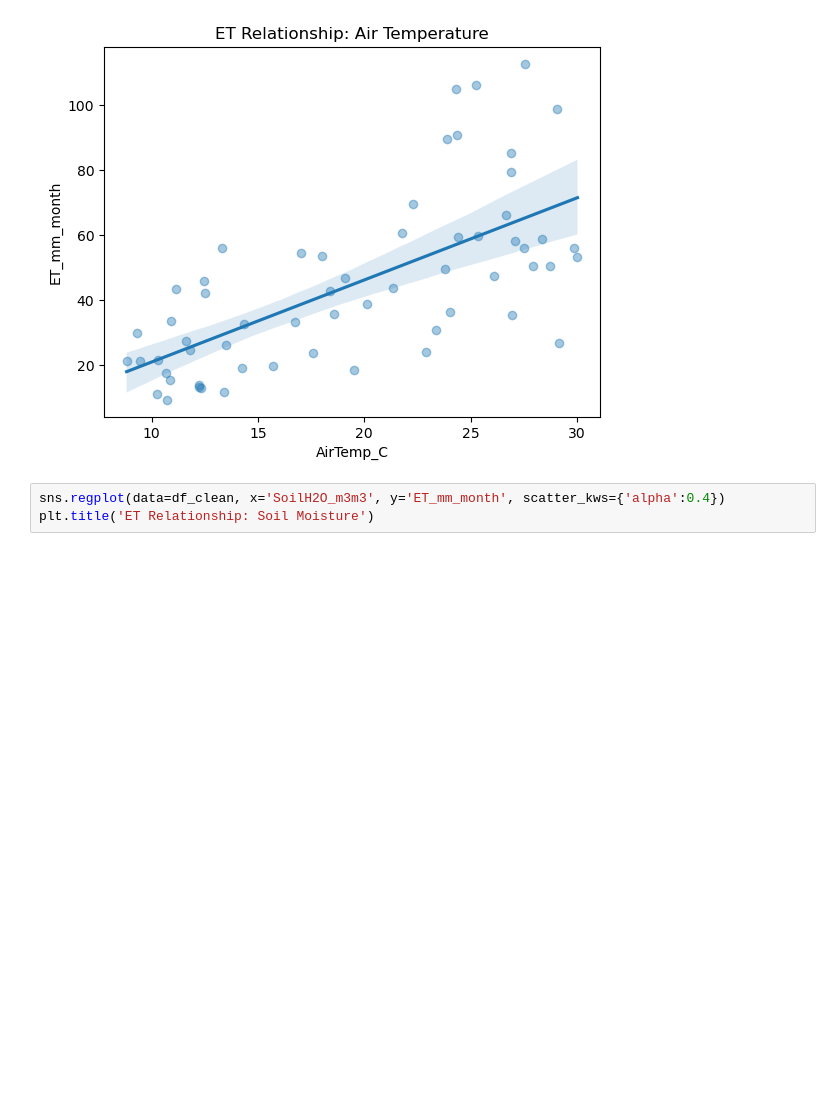
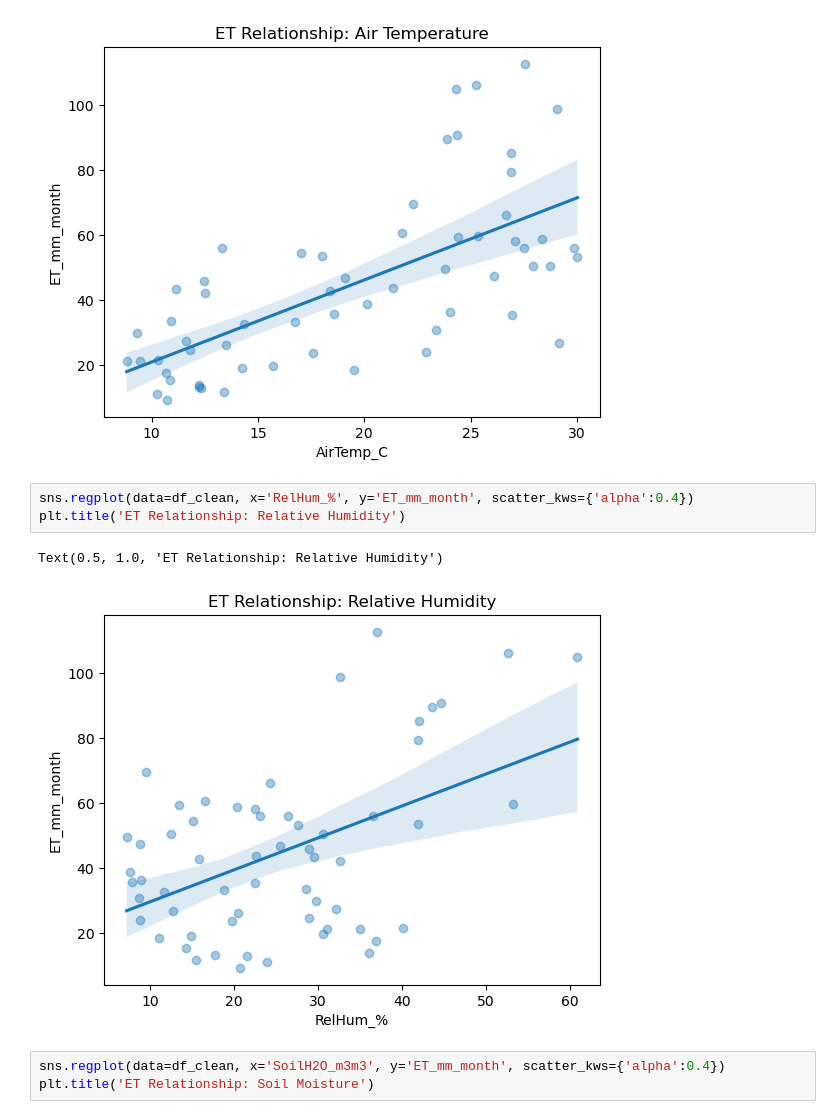
Before and after one commit to bcf0030/eda-project-evapotranspiration, a Jupyter notebook: data_exploration.ipynb, the cells around one changed output. Cells and saved outputs as stored; diff of their text form; blank space fills up the shorter version.

Commit message:
Add additional plots

```diff
--- a/data_exploration.ipynb
+++ b/data_exploration.ipynb
@@ -56,6 +56,12 @@ plt.title('ET Relationship: Air Temperature')
 # %% [output]
 Text(0.5, 1.0, 'ET Relationship: Air Temperature')
 [figure]
+# %%
+sns.regplot(data=df_clean, x='RelHum_%', y='ET_mm_month', scatter_kws={'alpha':0.4})
+plt.title('ET Relationship: Relative Humidity')
+# %% [output]
+Text(0.5, 1.0, 'ET Relationship: Relative Humidity')
+[figure, added]
 # %%
 sns.regplot(data=df_clean, x='SoilH2O_m3m3', y='ET_mm_month', scatter_kws={'alpha':0.4})
 plt.title('ET Relationship: Soil Moisture')
```
Also changed, not shown: parts of 1 cell of this notebook.
